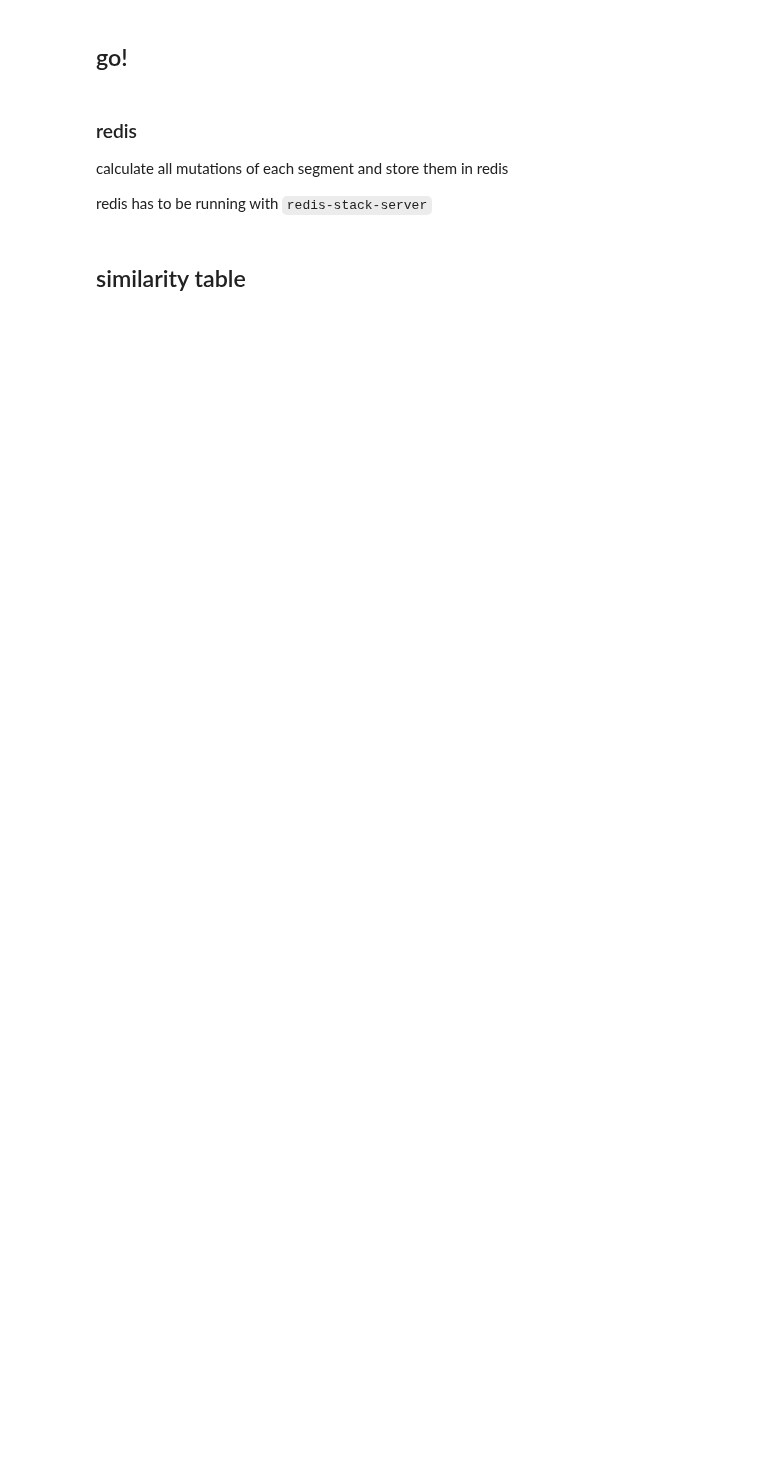
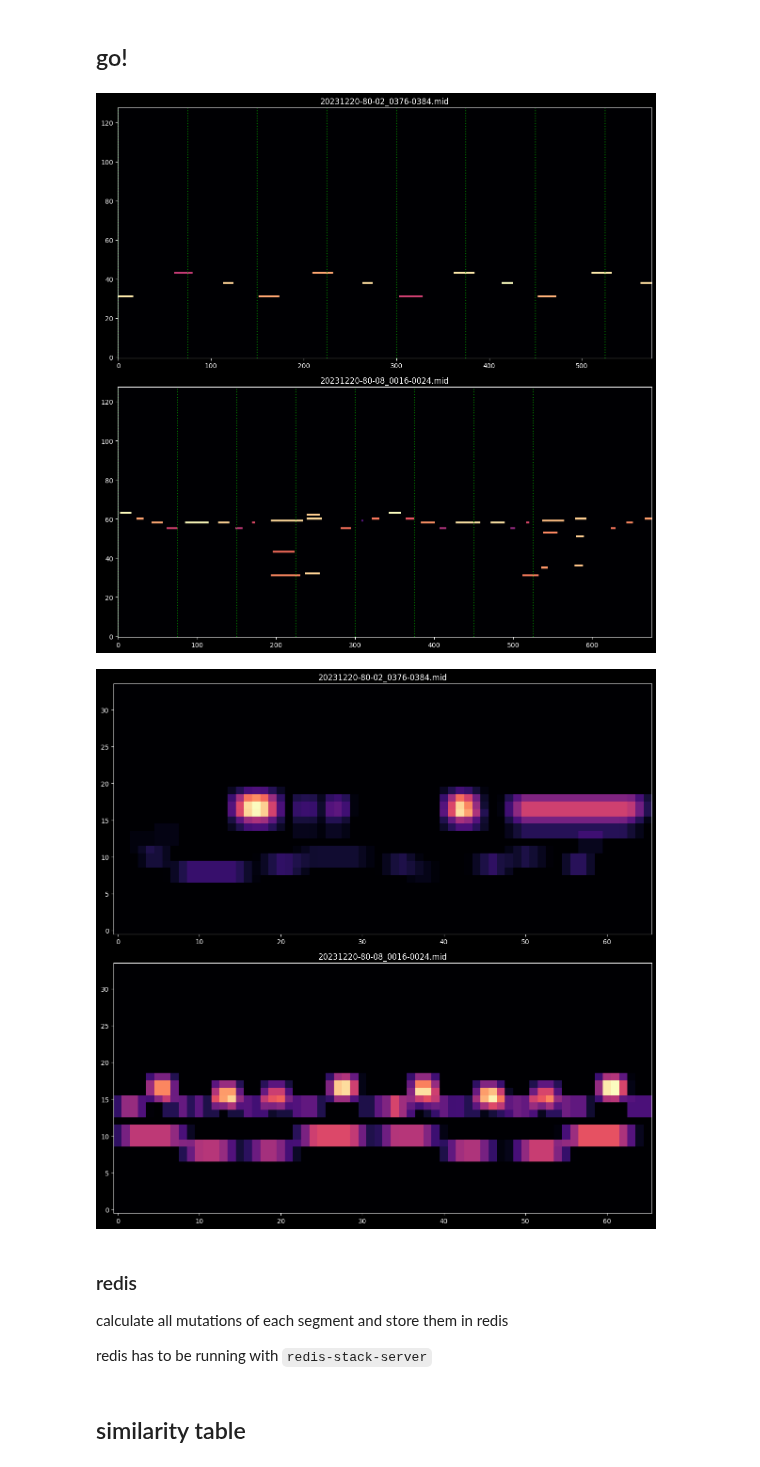
Before and after one commit to osageev/disklavier, a Jupyter notebook: notebooks/sim_table_adv.ipynb, the cells around one changed output. Saved outputs shown, nothing was run; the diff lists cells and outputs as text; code cells hidden in the pictures; blank space fills up the shorter version.

```diff
--- a/notebooks/sim_table_adv.ipynb
+++ b/notebooks/sim_table_adv.ipynb
@@ -46,7 +47,7 @@ def plot_images(
         bpm: Beats per minute of the MIDI file.
         beats: Total number of beats in the MIDI file.
     """
-    plt.style.use("dark_background")
+    # plt.style.use("dark_background")
 
     if shape is None:
         shape = [len(images), 1]
@@ -70,7 +71,7 @@ def plot_images(
 
         # draw vertical lines for beats
         if draw_beats:
-            for beat in range(beats):
+            for beat in range(beats + 1):
                 plt.axvline(x=beat * beat_interval * 100, color="green", linestyle=":")
 
         plt.title(titles[num_plot])
@@ -423,29 +452,32 @@ MIDIPlayer(modified_path, 400, styler=dark)
 # %%
 plot_images(
     [
         pretty_midi.PrettyMIDI(
-            os.path.join(dataset_path, table.index[123])
+            os.path.join(dataset_path, "20231220-80-01_0000-0008.mid")
         ).get_piano_roll(),
         pretty_midi.PrettyMIDI(
-            os.path.join(dataset_path, table.index[321])
+            os.path.join(dataset_path, "20240121-70-02_1088-1096.mid")
         ).get_piano_roll(),
     ],
     [table.index[123], table.index[321]],
     set_axis="on",
 )
 plot_images(
     [
         blur_pr(
             pretty_midi.PrettyMIDI(os.path.join(dataset_path, table.index[123])), False
         ),
         blur_pr(
             pretty_midi.PrettyMIDI(os.path.join(dataset_path, table.index[321])), False
         ),
     ],
     [table.index[123], table.index[321]],
     set_axis="on",
     draw_beats=False,
 )
+# %% [output]
+[figure, added]
+[figure, added]
 # %% [markdown]
 ### redis
 
```
Also changed, not shown: parts of 8 cells of this notebook, 4 other files.
